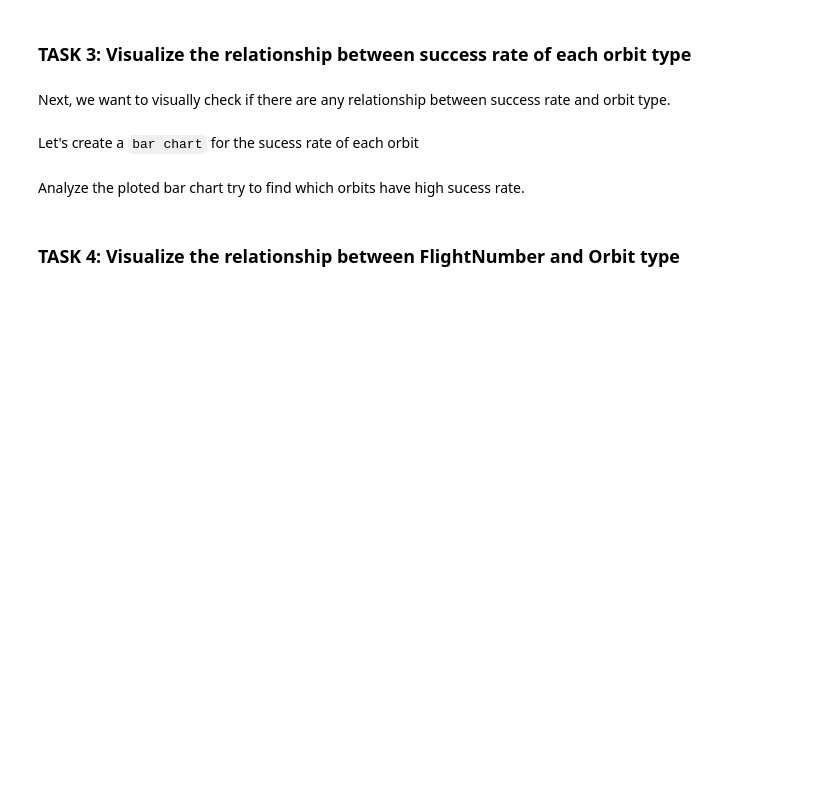
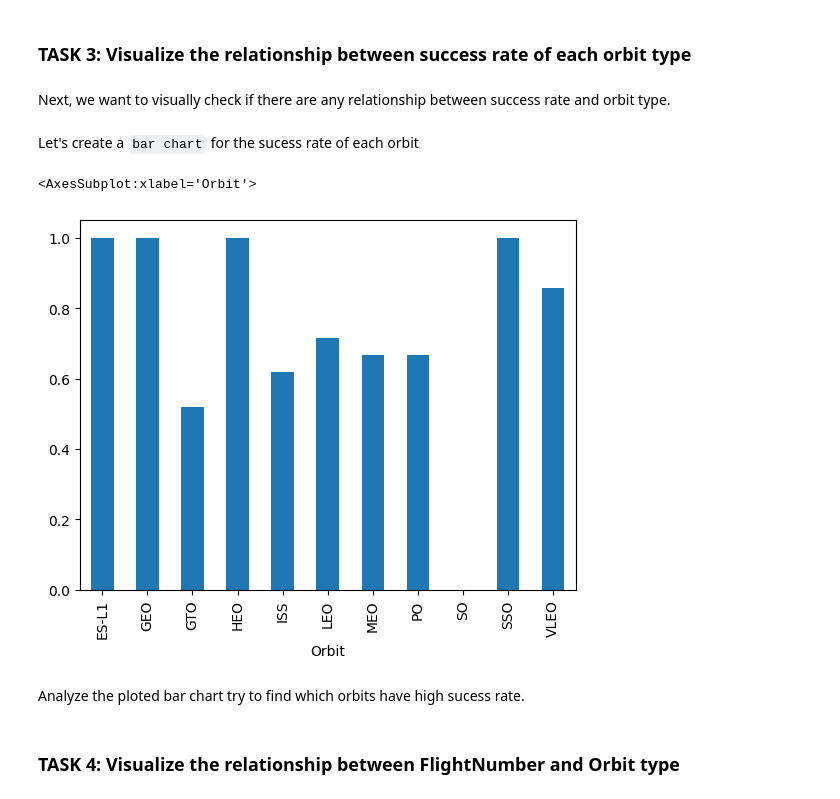
Before and after one commit to agomoll/Space_X_Analysis, a Jupyter notebook: jupyter-labs-eda-dataviz.ipynb, the cells around one changed output. Cells and saved outputs as stored; diff of their text form; code cells hidden in the pictures; blank space fills up the shorter version.

```diff
--- a/jupyter-labs-eda-dataviz.ipynb
+++ b/jupyter-labs-eda-dataviz.ipynb
@@ -108,6 +116,10 @@ Next, we want to visually check if there are any relationship between success ra
 Let's create a `bar chart` for the sucess rate of each orbit
 # %%
 # HINT use groupby method on Orbit column and get the mean of Class column
+df.groupby(['Orbit']).mean()['Class'].plot(kind ='bar')
+# %% [output]
+<AxesSubplot:xlabel='Orbit'>
+[figure, added]
 # %% [markdown]
 Analyze the ploted bar chart try to find which orbits have high sucess rate.
 # %% [markdown]
```
Also changed, not shown: parts of 12 cells of this notebook.
